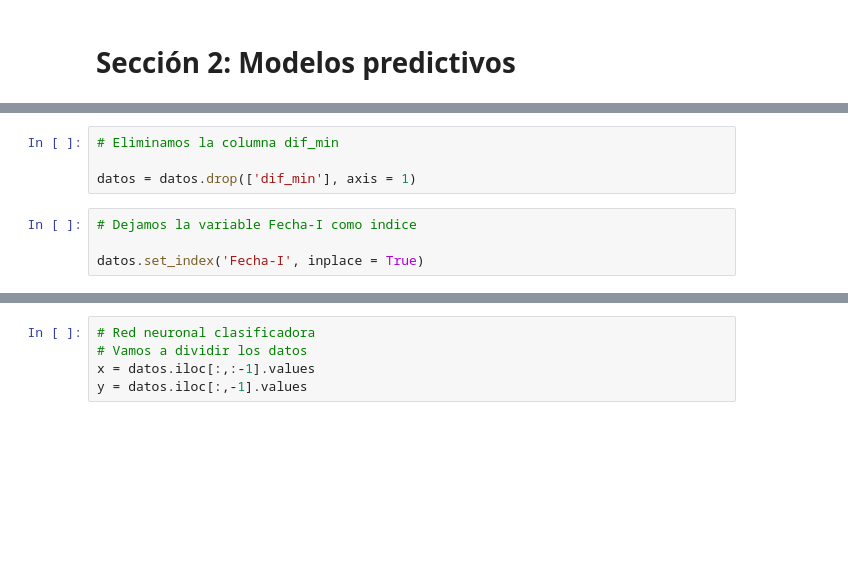
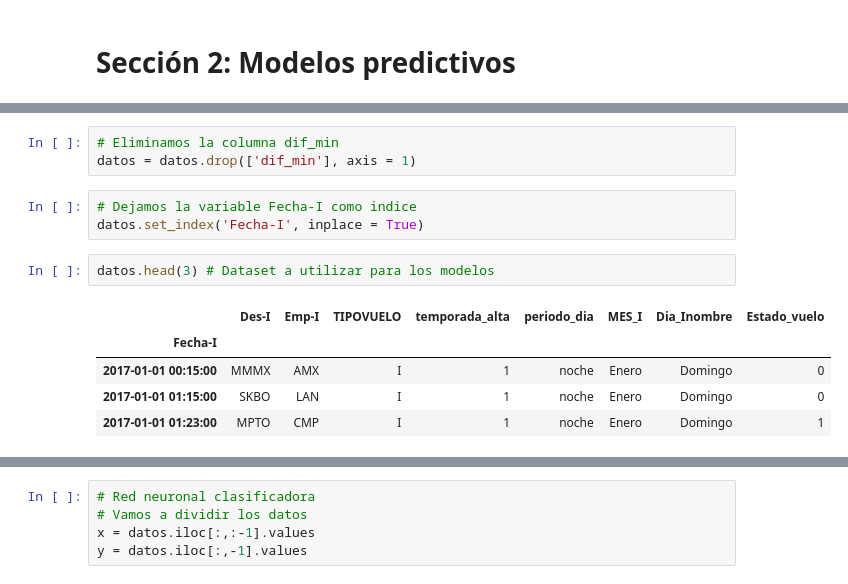
Before and after one commit to ignacialoyfra/ChallengeDataScientist-Ignacia-Loyola, a Jupyter notebook: solution.ipynb, the cells around one changed output, grey strips where cells are left out. Drawn from its saved outputs; the diff is of its cells as text; blank space fills up the shorter version.

```diff
--- a/solution.ipynb
+++ b/solution.ipynb
@@ -885,9 +894,15 @@ See the caveats in the documentation: https://pandas.pydata.org/pandas-docs/stab
 68206 rows × 10 columns
 # %%
 # Eliminamos la columna dif_min
-
 datos = datos.drop(['dif_min'], axis = 1)
 # %%
 # Dejamos la variable Fecha-I como indice
-
 datos.set_index('Fecha-I', inplace = True)
+# %%
+datos.head(3) # Dataset a utilizar para los modelos
+# %% [output]
+|  | Des-I | Emp-I | TIPOVUELO | temporada_alta | periodo_dia | MES_I | Dia_Inombre | Estado_vuelo |
+| Fecha-I |  |  |  |  |  |  |  |  |
+| 2017-01-01 00:15:00 | MMMX | AMX | I | 1 | noche | Enero | Domingo | 0 |
+| 2017-01-01 01:15:00 | SKBO | LAN | I | 1 | noche | Enero | Domingo | 0 |
+| 2017-01-01 01:23:00 | MPTO | CMP | I | 1 | noche | Enero | Domingo | 1 |
```
Also changed, not shown: parts of 11 cells of this notebook.
